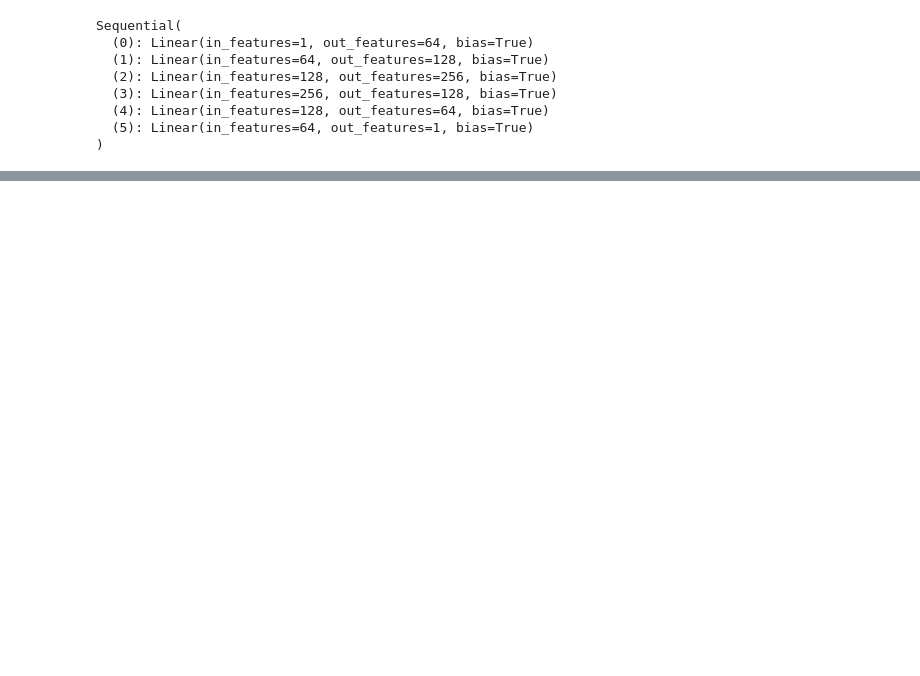
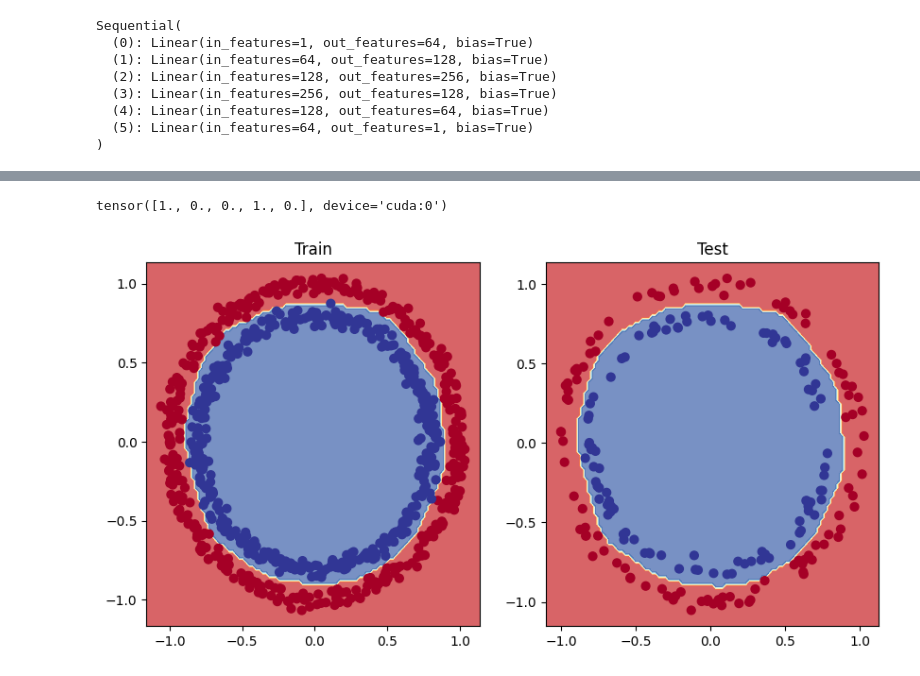
Before and after one commit to Shadoww002/DeepLearning-PyTorch, a Jupyter notebook: Chapter 2 – Neural Network Classification/Neural_Network_Classification.ipynb, the cells around one changed output, grey strips where cells are left out. Cells and saved outputs as stored; diff of their text form; code cells hidden in the pictures; blank space fills up the shorter version.

```diff
--- a/Chapter 2 – Neural Network Classification/Neural_Network_Classification.ipynb
+++ b/Chapter 2 – Neural Network Classification/Neural_Network_Classification.ipynb
@@ -543,0 +654,17 @@ optm = torch.optim.SGD(params=model_2.parameters(),
+# %%
+## Building The Model
+from torch import nn
+
+class CircleModelv2(nn.Module):
+  def __init__(self):
+    super().__init__()
+    self.layer_1 = nn.Linear(in_features=2 , out_features=32)
+    self.layer_2 = nn.Linear(in_features=32 , out_features=32)
+    self.layer_3 = nn.Linear(in_features=32 , out_features=1)
+    self.relu = nn.ReLU()
+
+  def forward(self , x):
+    return self.layer_3(self.relu(self.layer_2(self.relu(self.layer_1(x)))))
+
+model_3 = CircleModelv2().to(device)
+model_3
@@ -543,0 +678,5 @@ optm = torch.optim.SGD(params=model_2.parameters(),
+# %%
+loss_fn = nn.BCEWithLogitsLoss()
+optm_fn = torch.optim.SGD(params=model_3.parameters(),
+                           lr = 0.1
+                          )
@@ -543,0 +738,22 @@ optm = torch.optim.SGD(params=model_2.parameters(),
+# %%
+model_3.eval()
+with torch.inference_mode():
+  y_pred = torch.round(torch.sigmoid(model_3(X_test))).squeeze()
+
+y_pred[:5]
+# %% [output]
+tensor([1., 0., 0., 1., 0.], device='cuda:0')
+# %%
+plt.figure(figsize=(10,5))
+plt.subplot(1,2,1)
+plt.title("Train")
+plot_decision_boundary(model_3,
+                       X_train ,
+                       y_train)
+plt.subplot(1,2,2)
+plt.title("Test")
+plot_decision_boundary(model_3,
+                       X_test,
+                       y_test)
+# %% [output]
+[figure, added]
```
Also changed, not shown: parts of 28 cells of this notebook.
